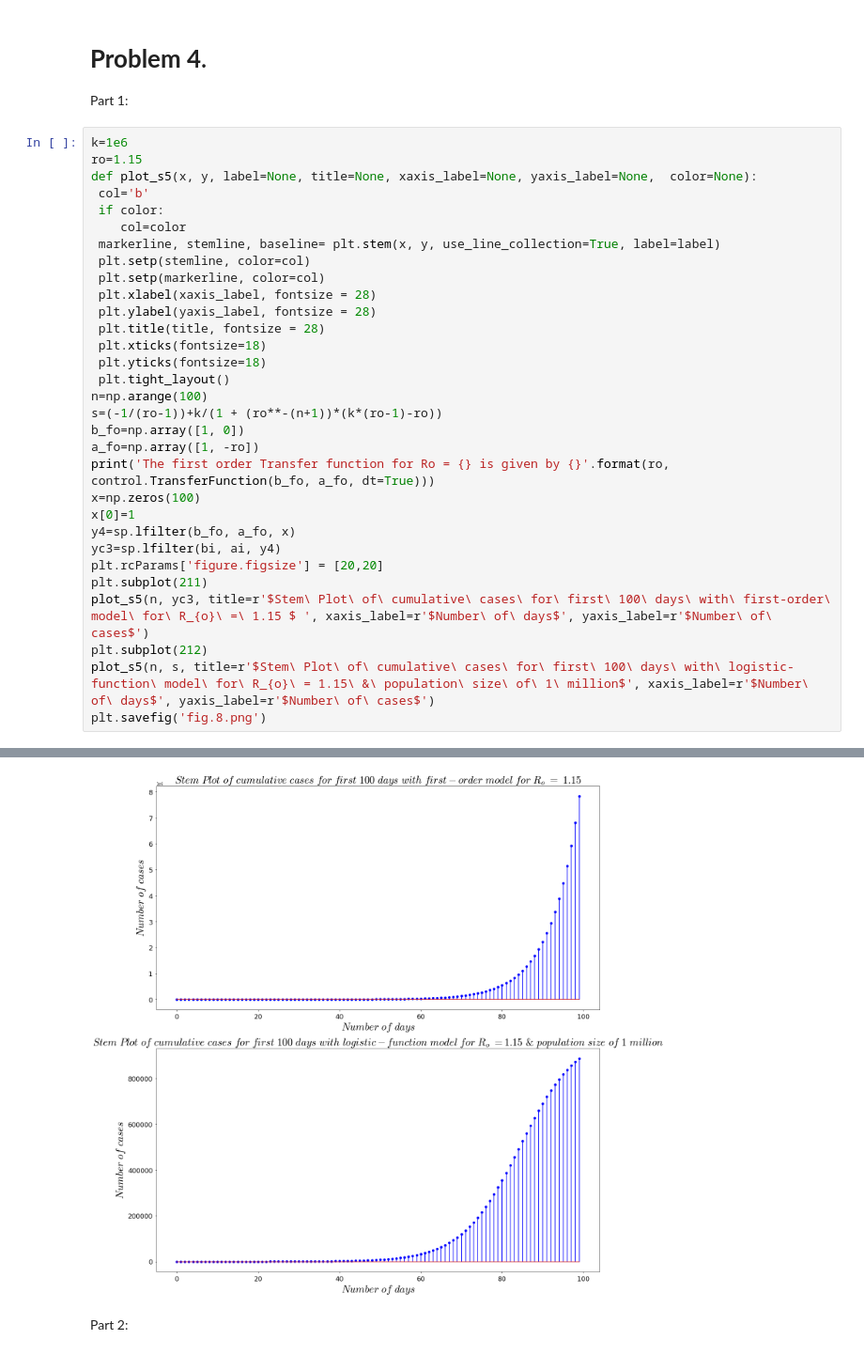
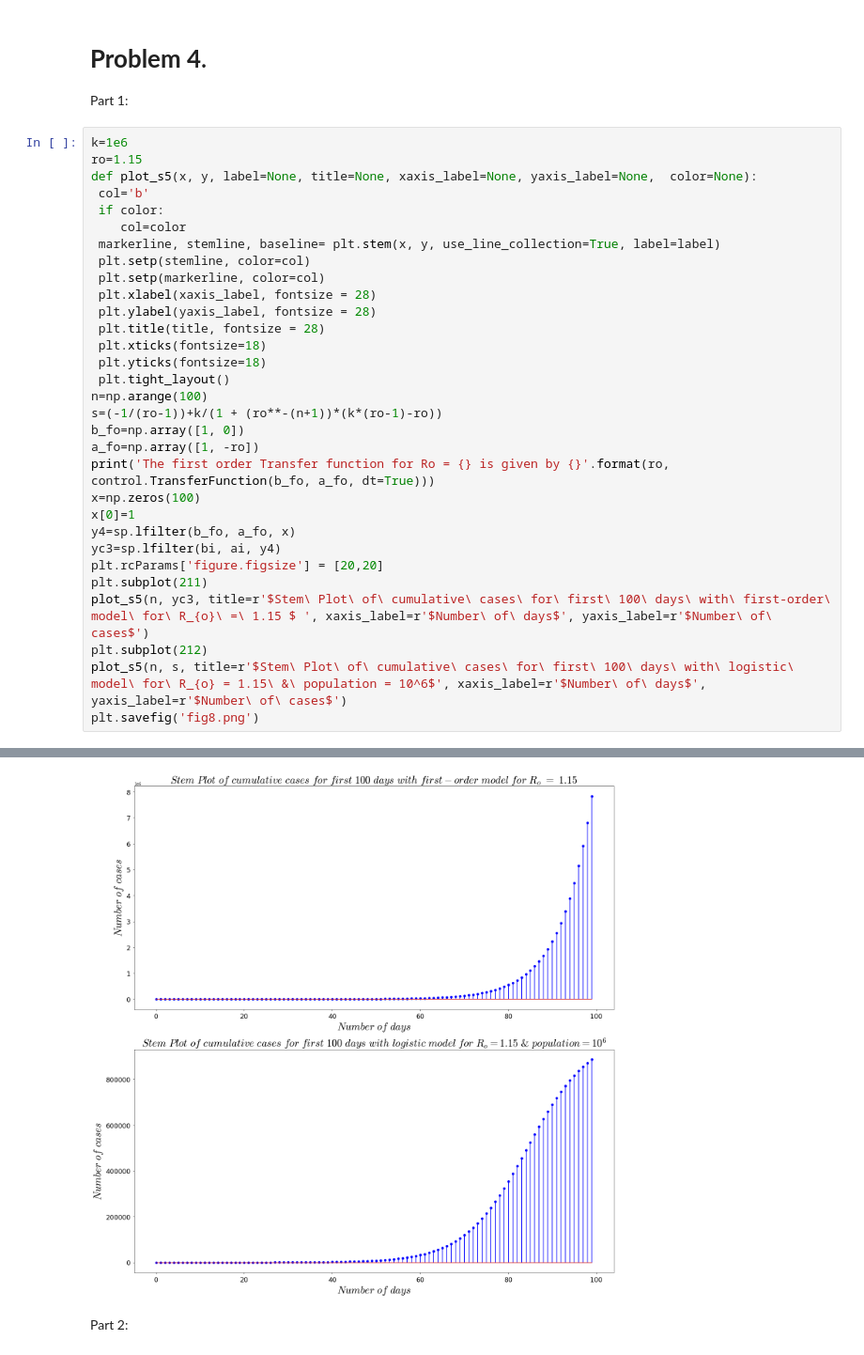
Before and after one commit to Harsha1569/DSP_Lab, a Jupyter notebook: Experiment_8/Experiment_8.ipynb, the cells around one changed output, grey strips where cells are left out. Shown: that part at 94% size. Drawn from its saved outputs; the diff is of its cells as text.

```diff
--- a/Experiment_8/Experiment_8.ipynb
+++ b/Experiment_8/Experiment_8.ipynb
@@ -353,36 +411,36 @@ def plot_s5(x, y, label=None, title=None, xaxis_label=None, yaxis_label=None,  c
  col='b'
  if color:
     col=color
  markerline, stemline, baseline= plt.stem(x, y, use_line_collection=True, label=label)
  plt.setp(stemline, color=col)
  plt.setp(markerline, color=col)
  plt.xlabel(xaxis_label, fontsize = 28)
  plt.ylabel(yaxis_label, fontsize = 28)
  plt.title(title, fontsize = 28)
  plt.xticks(fontsize=18)
  plt.yticks(fontsize=18)
  plt.tight_layout()
 n=np.arange(100)
 s=(-1/(ro-1))+k/(1 + (ro**-(n+1))*(k*(ro-1)-ro))
 b_fo=np.array([1, 0])
 a_fo=np.array([1, -ro])
 print('The first order Transfer function for Ro = {} is given by {}'.format(ro, control.TransferFunction(b_fo, a_fo, dt=True)))
 x=np.zeros(100)
 x[0]=1
 y4=sp.lfilter(b_fo, a_fo, x)
 yc3=sp.lfilter(bi, ai, y4)
 plt.rcParams['figure.figsize'] = [20,20]
 plt.subplot(211)
 plot_s5(n, yc3, title=r'$Stem\ Plot\ of\ cumulative\ cases\ for\ first\ 100\ days\ with\ first-order\ model\ for\ R_{o}\ =\ 1.15 $ ', xaxis_label=r'$Number\ of\ days$', yaxis_label=r'$Number\ of\ cases$')
 plt.subplot(212)
-plot_s5(n, s, title=r'$Stem\ Plot\ of\ cumulative\ cases\ for\ first\ 100\ days\ with\ logistic-function\ model\ for\ R_{o}\ = 1.15\ &\ population\ size\ of\ 1\ million$', xaxis_label=r'$Number\ of\ days$', yaxis_label=r'$Number\ of\ cases$')
-plt.savefig('fig.8.png')
+plot_s5(n, s, title=r'$Stem\ Plot\ of\ cumulative\ cases\ for\ first\ 100\ days\ with\ logistic\ model\ for\ R_{o} = 1.15\ &\ population = 10^6$', xaxis_label=r'$Number\ of\ days$', yaxis_label=r'$Number\ of\ cases$')
+plt.savefig('fig8.png')
 # %% [output]
 The first order Transfer function for Ro = 1.15 is given by
    z
 --------
 z - 1.15
-[figure, old version]
+[figure, new version]
 # %% [markdown]
 Part 2:
 # %%
```
Also changed, not shown: parts of 6 cells of this notebook.
